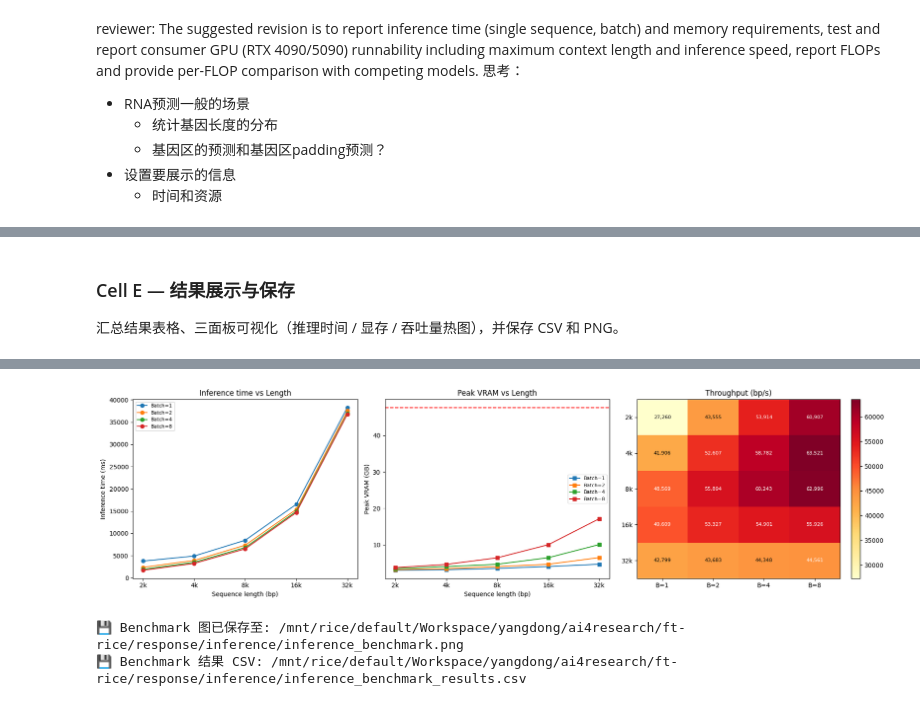
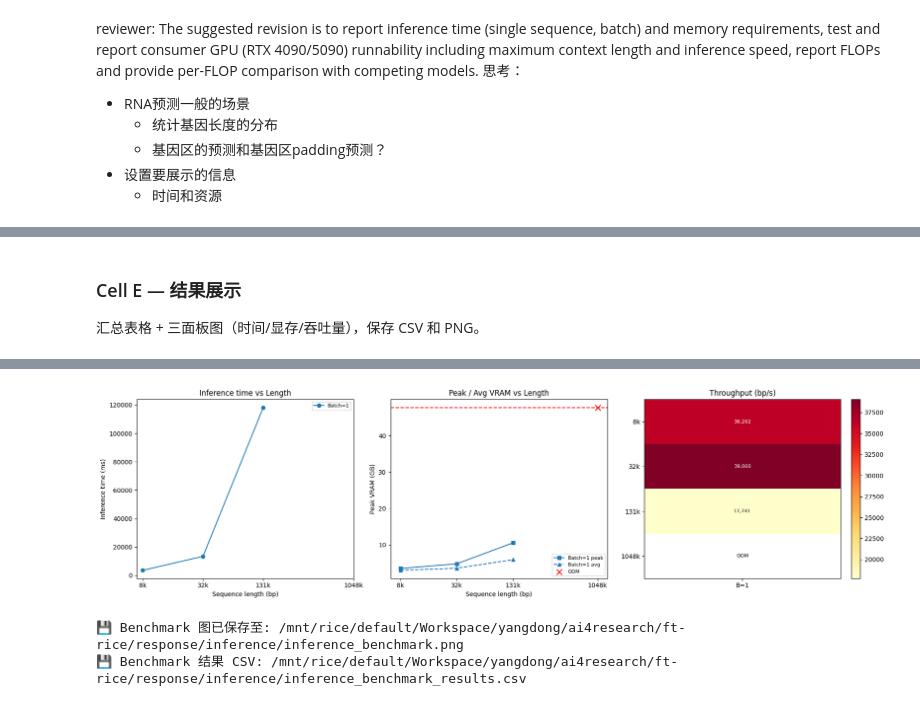
Before and after one commit to ydgenomics/ai4research, a Jupyter notebook: ft-rice/scripts/inference.ipynb, the cells around one changed output, grey strips where cells are left out. Cells and saved outputs as stored; diff of their text form; code cells hidden in the pictures.

```diff
--- a/ft-rice/scripts/inference.ipynb
+++ b/ft-rice/scripts/inference.ipynb
@@ -394,13 +488,10 @@ def benchmark_at_length(predictor, seq_list, target_len, batch_size,
 # %%
-# ---- [Cell C] 从 FASTA 加载序列 ----
-print("⏳ 正在从 FASTA 加载序列...")
+# ---- [Cell C] 从 FASTA 动态构造长度分桶样本 ----
+print("⏳ 正在按目标长度从 FASTA 动态生成 benchmark 序列...")
 seqs_p7_chr01 = []
-for i in range(len(df_bench)):
-    row = df_bench.iloc[i]
-    chrom = row["chromosome"]
-    start = int(row["start"])
-    end = int(row["end"])
-    seq = load_fasta_sequence(predictor.fasta, chrom, start, end)
-    seqs_p7_chr01.append(seq)
-print(f"✅ FASTA 序列加载完成，共 {len(seqs_p7_chr01)} 条")
+for target_len in TARGET_LENGTHS:
+    if target_len not in benchmark_sequences:
+        continue
+    seqs_p7_chr01.extend(benchmark_sequences[target_len])
+print(f"✅ FASTA 序列生成完成，共 {len(seqs_p7_chr01)} 条")
 # %% [output]
@@ -469,22 +564,26 @@ df_results["throughput_per_seq_bp_s"] = (df_results["throughput_bp_s"] /
 # %% [markdown]
-### Cell E — 结果展示与保存
+### Cell E — 结果展示
 
-汇总结果表格、三面板可视化（推理时间 / 显存 / 吞吐量热图），并保存 CSV 和 PNG。
+汇总表格 + 三面板图（时间/显存/吞吐量），保存 CSV 和 PNG。
 # %%
-# ---- [Cell E] 结果展示 ----
+# ---- [Cell E] 结果展示（兼容 OOM 行） ----
 print(f"\n{'='*60}")
 print("📊 Benchmark 汇总结果")
 print(f"{'='*60}")
-print(df_results.to_string(index=False))
+print(df_results.to_string(index=False, na_rep='OOM'))
 
 # ---- 可视化 ----
+df_ok = df_results[df_results["oom"] == False].copy()  # 只画成功行
+
 fig, axes = plt.subplots(1, 3, figsize=(18, 5))
 palette = plt.cm.tab10
 
 # 左: 推理时间 vs 序列长度
 ax = axes[0]
 for bi, B in enumerate(BATCH_SIZES):
-    sub = df_results[df_results["batch_size"] == B]
+    sub = df_ok[df_ok["batch_size"] == B]
+    if sub.empty:
+        continue
     ax.plot(sub["target_length"], sub["time_mean_ms"],
             marker="o", label=f"Batch={B}", color=palette(bi), linewidth=1.5)
 ax.set_xlabel("Sequence length (bp)")
@@ -495,15 +594,24 @@ ax.set_xscale("log", base=2)
 ax.set_xticks(TARGET_LENGTHS)
 ax.set_xticklabels([f"{l//1000}k" for l in TARGET_LENGTHS])
 
-# 中: Peak VRAM vs 序列长度
+# 中: Peak / 平均 VRAM vs 序列长度（实线=峰值，虚线=平均）
 ax = axes[1]
 for bi, B in enumerate(BATCH_SIZES):
-    sub = df_results[df_results["batch_size"] == B]
+    sub = df_ok[df_ok["batch_size"] == B]
+    if sub.empty:
+        continue
     ax.plot(sub["target_length"], sub["peak_vram_gb"],
-            marker="s", label=f"Batch={B}", color=palette(bi), linewidth=1.5)
+            marker="s", label=f"Batch={B} peak", color=palette(bi), linewidth=1.5)
+    ax.plot(sub["target_length"], sub["avg_vram_gb"],
+            marker="^", label=f"Batch={B} avg", color=palette(bi), linewidth=1.5, linestyle="--")
+# 同时用散点标注 OOM 点的显存（VRAM limit）
+oom_rows = df_results[df_results["oom"] == True]
+if not oom_rows.empty:
+    ax.scatter(oom_rows["target_length"], oom_rows["peak_vram_gb"],
+               marker='x', color='red', s=80, zorder=5, label='OOM')
 ax.set_xlabel("Sequence length (bp)")
 ax.set_ylabel("Peak VRAM (GB)")
-ax.set_title("Peak VRAM vs Length")
+ax.set_title("Peak / Avg VRAM vs Length")
 ax.legend(fontsize=8)
 ax.set_xscale("log", base=2)
 ax.set_xticks(TARGET_LENGTHS)
@@ -513,33 +621,37 @@ if torch.cuda.is_available():
     ax.axhline(props.total_memory / 1e9, color="red", linestyle="--",
                label=f"VRAM limit ({props.total_memory/1e9:.0f}GB)")
 
-# 右: 吞吐量热图 (bp/s)
+# 右: 吞吐量热图 (bp/s) — OOM 格标 "OOM"
 ax = axes[2]
 heat_data = df_results.pivot_table(
     index="target_length", columns="batch_size",
     values="throughput_bp_s", aggfunc="first"
 )
+# 修复：缺失的长度/批次补 NaN，并保证行列与 TARGET_LENGTHS / BATCH_SIZES 对齐
+heat_data = heat_data.reindex(index=TARGET_LENGTHS, columns=BATCH_SIZES)
 im = ax.imshow(heat_data.values, aspect="auto", cmap="YlOrRd")
-ax.set_xticks(range(len(BATCH_SIZES)))
-ax.set_xticklabels([f"B={b}" for b in BATCH_SIZES])
-ax.set_yticks(range(len(TARGET_LENGTHS)))
-ax.set_yticklabels([f"{l//1000}k" for l in TARGET_LENGTHS])
+ax.set_xticks(range(len(heat_data.columns)))
+ax.set_xticklabels([f"B={b}" for b in heat_data.columns])
+ax.set_yticks(range(len(heat_data.index)))
+ax.set_yticklabels([f"{l//1000}k" for l in heat_data.index])
 ax.set_title("Throughput (bp/s)")
-for i in range(len(TARGET_LENGTHS)):
-    for j in range(len(BATCH_SIZES)):
+for i in range(len(heat_data.index)):
+    for j in range(len(heat_data.columns)):
         val = heat_data.values[i, j]
-        ax.text(j, i, f"{val:,.0f}", ha="center", va="center",
-                fontsize=8, color="black" if val < heat_data.values.max()*0.7 else "white")
+        label = f"{val:,.0f}" if not np.isnan(val) else "OOM"
+        color = "black" if (np.isnan(val) or val < np.nanmax(heat_data.values) * 0.7) else "white"
+        ax.text(j, i, label, ha="center", va="center",
+                fontsize=8, color=color)
 plt.colorbar(im, ax=ax, fraction=0.046)
 
 plt.tight_layout()
-plt.savefig(os.path.join(args.output_dir, "inference_benchmark.png"),
+plt.savefig(os.path.join(OUTPUT_DIR, "inference_benchmark.png"),
             dpi=150, bbox_inches="tight")
 plt.show()
-print(f"\n💾 Benchmark 图已保存至: {os.path.join(args.output_dir, 'inference_benchmark.png')}")
+print(f"\n💾 Benchmark 图已保存至: {os.path.join(OUTPUT_DIR, 'inference_benchmark.png')}")
 
 # ---- 保存 CSV ----
-csv_path = os.path.join(args.output_dir, "inference_benchmark_results.csv")
+csv_path = os.path.join(OUTPUT_DIR, "inference_benchmark_results.csv")
 df_results.to_csv(csv_path, index=False)
 print(f"💾 Benchmark 结果 CSV: {csv_path}")
 # %% [output]
@@ -563,3 +666,3 @@ print(f"💾 Benchmark 结果 CSV: {csv_path}")
-[figure, old version]
+[figure, new version]
 💾 Benchmark 图已保存至: /mnt/rice/default/Workspace/yangdong/ai4research/ft-rice/response/inference/inference_benchmark.png
 💾 Benchmark 结果 CSV: /mnt/rice/default/Workspace/yangdong/ai4research/ft-rice/response/inference/inference_benchmark_results.csv
```
Also changed, not shown: parts of 13 cells of this notebook, 4 other files.
